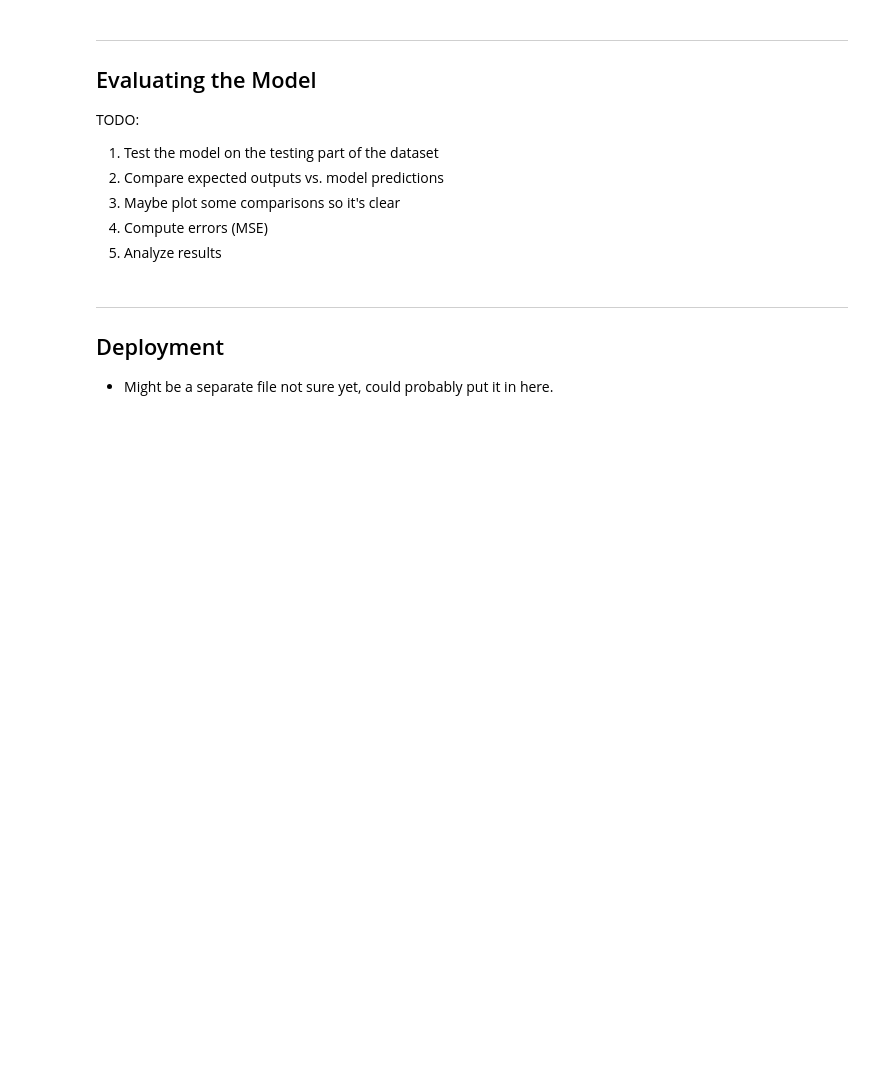
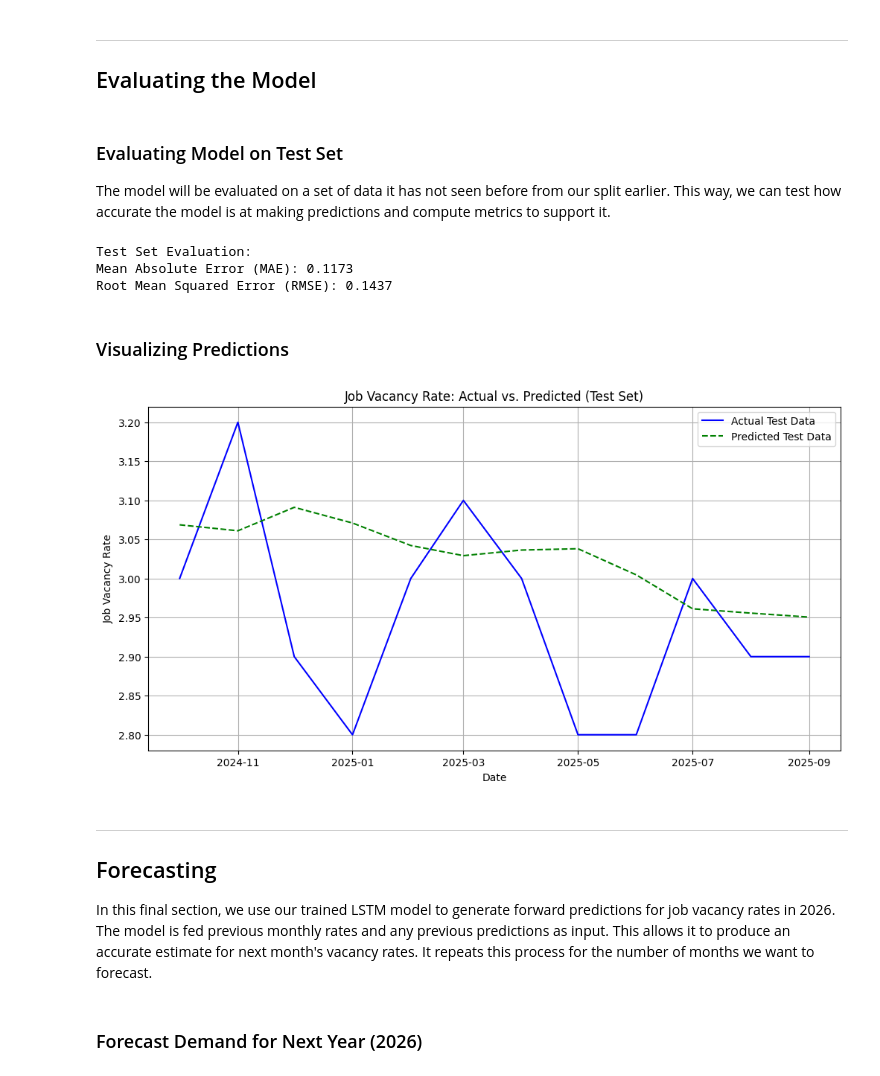
Before and after one commit to WarrenWarrens/MLFinalProject, a Jupyter notebook: tech_demand_prediction.ipynb, the cells around one changed output. Saved outputs shown, nothing was run; the diff lists cells and outputs as text; code cells hidden in the pictures; blank space fills up the shorter version.

```diff
--- a/tech_demand_prediction.ipynb
+++ b/tech_demand_prediction.ipynb
@@ -133,16 +280,65 @@ TODO:
 ---
 
 ## Evaluating the Model
-TODO:
-1. Test the model on the testing part of the dataset
-2. Compare expected outputs vs. model predictions
-3. Maybe plot some comparisons so it's clear
-4. Compute errors (MSE)
-5. Analyze results
+# %% [markdown]
+### Evaluating Model on Test Set
+The model will be evaluated on a set of data it has not seen before from our split earlier. This way, we can test how accurate the model is at making predictions and compute metrics to support it.
 # %%
-### Evaluation code here
+# Evaluate model on test set
+from sklearn.metrics import mean_absolute_error, mean_squared_error
+
+model.eval() # set model to evaluation mode
+
+all_test_predictions = []
+all_test_targets = []
+
+with torch.no_grad():
+    for features, targets in test_loader:
+        outputs = model(features)
+        all_test_predictions.extend(outputs.cpu().numpy().flatten())
+        all_test_targets.extend(targets.cpu().numpy().flatten())
+
+# Convert to numpy arrays
+all_test_predictions = np.array(all_test_predictions).reshape(-1, 1)
+all_test_targets = np.array(all_test_targets).reshape(-1, 1)
+
+# Inverse transform to original scale
+predictions_test_actual = scaler.inverse_transform(all_test_predictions)
+targets_test_actual = scaler.inverse_transform(all_test_targets)
+
+# Calculate metrics
+mae = mean_absolute_error(targets_test_actual, predictions_test_actual)
+rmse = np.sqrt(mean_squared_error(targets_test_actual, predictions_test_actual))
+
+print(f"\nTest Set Evaluation:")
+print(f"Mean Absolute Error (MAE): {mae:.4f}")
+print(f"Root Mean Squared Error (RMSE): {rmse:.4f}")
+# %% [output]
+Test Set Evaluation:
+Mean Absolute Error (MAE): 0.1173
+Root Mean Squared Error (RMSE): 0.1437
+# %% [markdown]
+### Visualizing Predictions
+# %%
+test_dates = rate_df.index[len(rate_df) - len(predictions_test_actual):]
+
+# Plot test set predictions
+plt.figure(figsize=(12, 6))
+plt.plot(test_dates, targets_test_actual, label='Actual Test Data', color='blue')
+plt.plot(test_dates, predictions_test_actual, label='Predicted Test Data', color='green', linestyle='--')
+
+plt.title('Job Vacancy Rate: Actual vs. Predicted (Test Set)')
+plt.xlabel('Date')
+plt.ylabel('Job Vacancy Rate')
+plt.legend()
+plt.grid(True)
+plt.show()
+# %% [output]
+[figure, added]
 # %% [markdown]
 ---
 
-## Deployment
-- Might be a separate file not sure yet, could probably put it in here.
+## Forecasting
+In this final section, we use our trained LSTM model to generate forward predictions for job vacancy rates in 2026. The model is fed previous monthly rates and any previous predictions as input. This allows it to produce an accurate estimate for next month's vacancy rates. It repeats this process for the number of months we want to forecast.
+# %% [markdown]
+### Forecast Demand for Next Year (2026)
```
Also changed, not shown: parts of 29 cells of this notebook.
